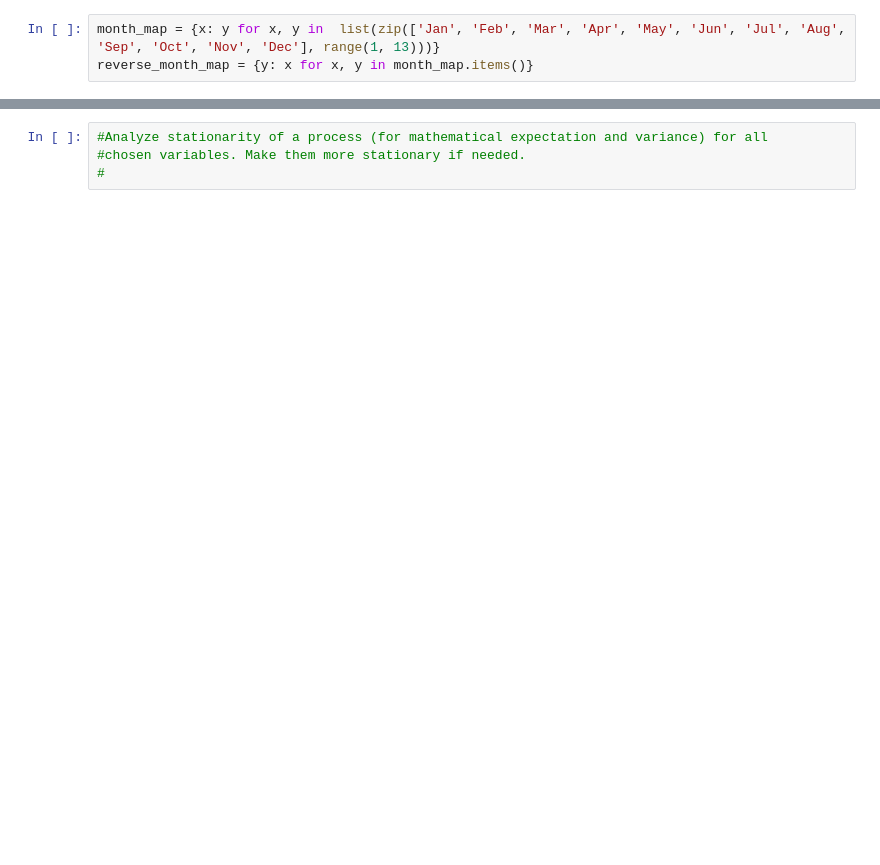
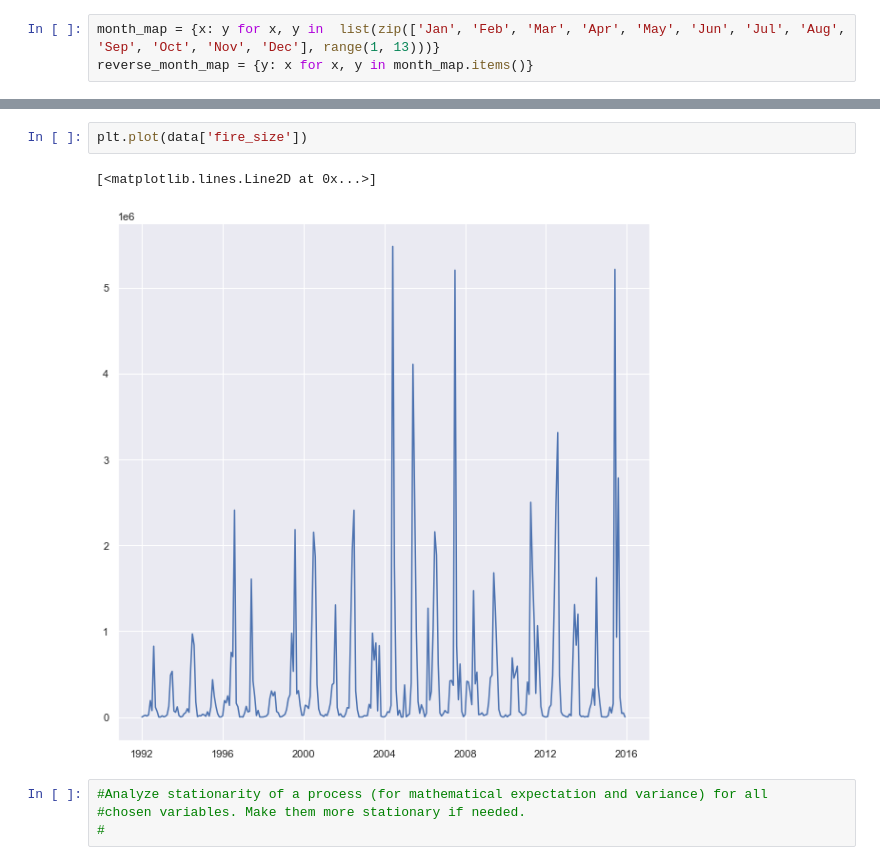
Before and after one commit to Pavelevivan/MultivariateAnalysis, a Jupyter notebook: task_4.ipynb, the cells around one changed output, grey strips where cells are left out. Cells and saved outputs as stored; diff of their text form; blank space fills up the shorter version.

```diff
--- a/task_4.ipynb
+++ b/task_4.ipynb
@@ -83,3 +71,8 @@ from statsmodels.graphics.tsaplots import plot_acf
+# %%
+plt.plot(data['fire_size'])
+# %% [output]
+[<matplotlib.lines.Line2D at 0x...>]
+[figure, added]
 # %%
 #Analyze stationarity of a process (for mathematical expectation and variance) for all
 #chosen variables. Make them more stationary if needed.
```
Also changed, not shown: parts of 62 cells of this notebook.
